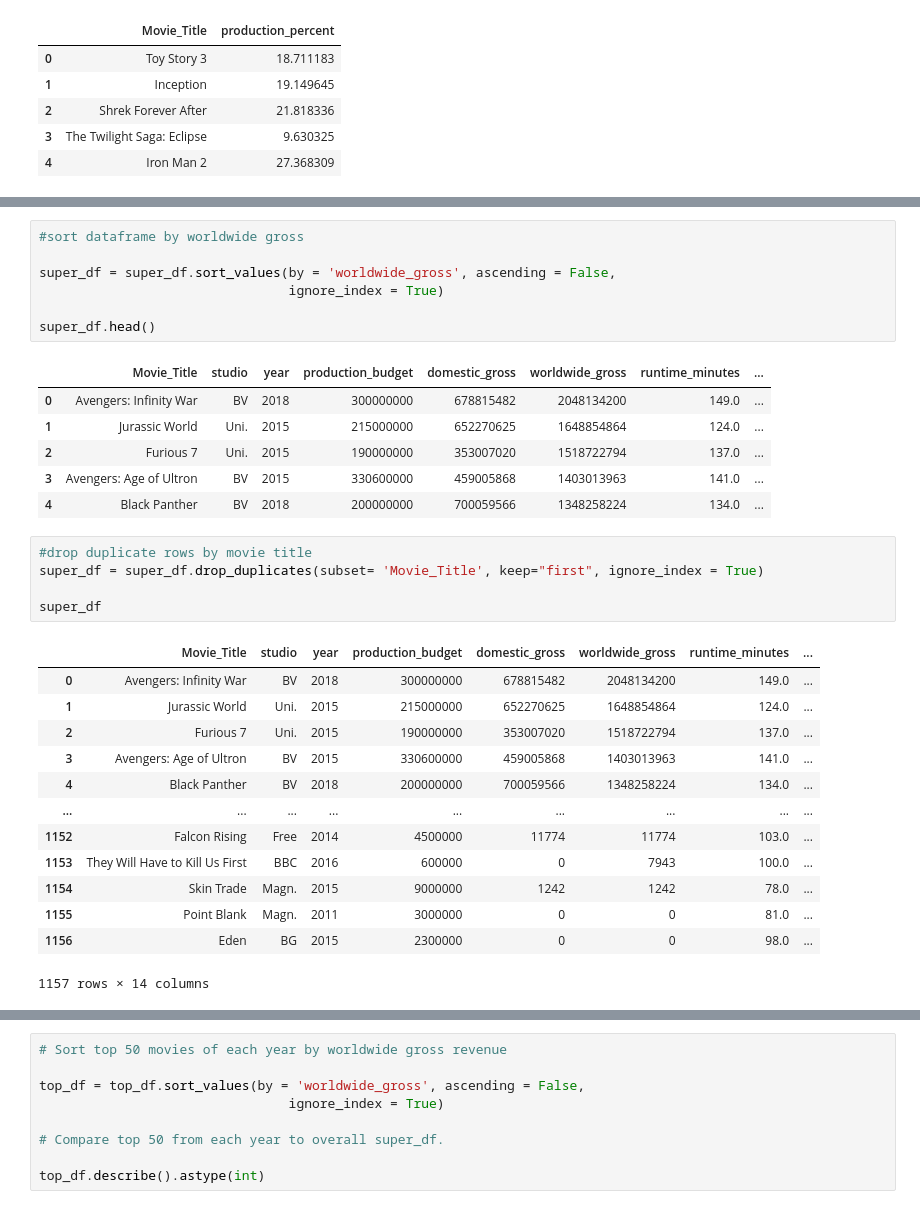
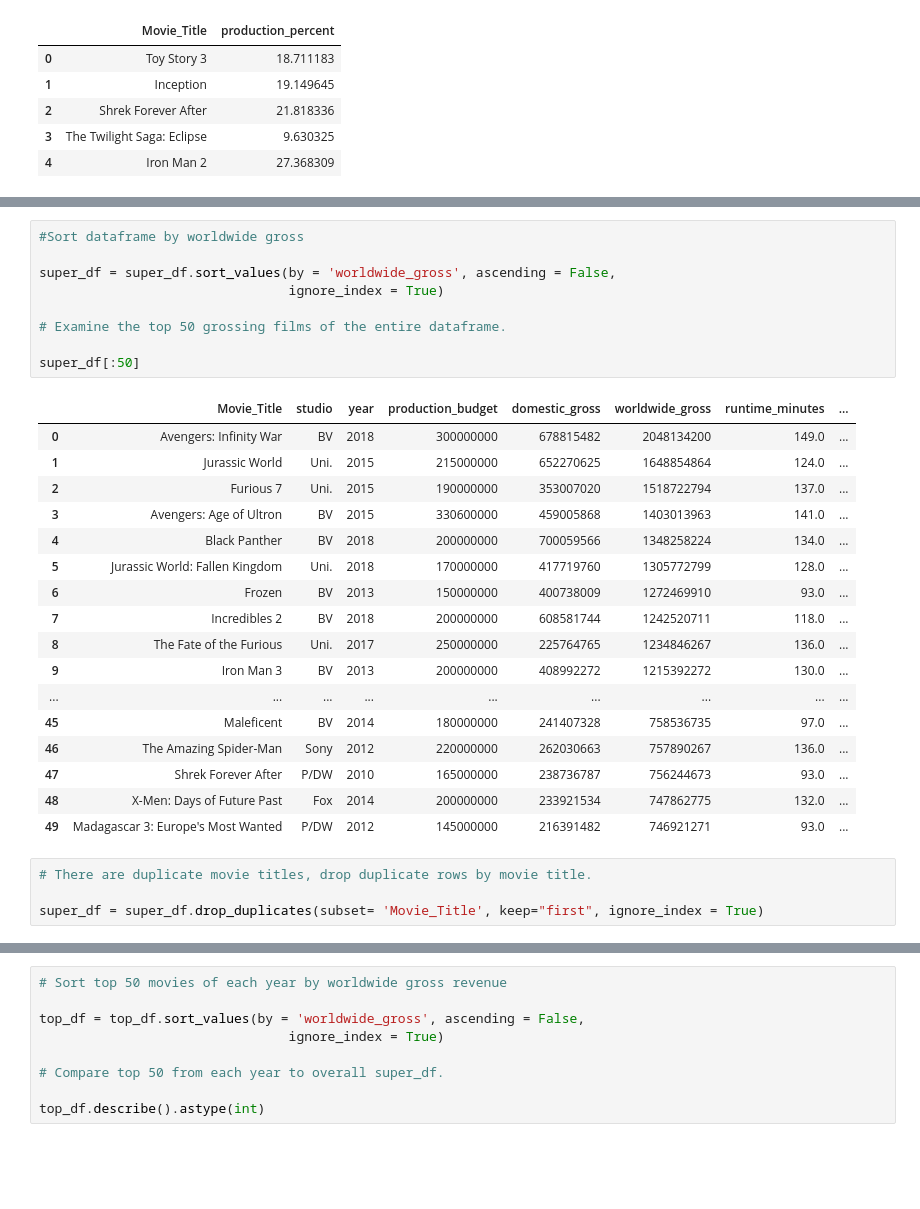
Before and after one commit to JM-Hansen/dsc-phase-1-project-v2-4, a Jupyter notebook: Microsoft_Movie_Analysis.ipynb, the cells around one changed output, grey strips where cells are left out. Saved outputs shown, nothing was run; the diff lists cells and outputs as text; blank space fills up the shorter version.

```diff
--- a/Microsoft_Movie_Analysis.ipynb
+++ b/Microsoft_Movie_Analysis.ipynb
@@ -721,34 +743,32 @@ super_df[['Movie_Title', 'production_percent']].head()
 # %%
-#sort dataframe by worldwide gross
+#Sort dataframe by worldwide gross
 
 super_df = super_df.sort_values(by = 'worldwide_gross', ascending = False,
                                 ignore_index = True)
 
-super_df.head()
+# Examine the top 50 grossing films of the entire dataframe.
+
+super_df[:50]
 # %% [output]
 |  | Movie_Title | studio | year | production_budget | domestic_gross | worldwide_gross | runtime_minutes | ... |
 | 0 | Avengers: Infinity War | BV | 2018 | 300000000 | 678815482 | 2048134200 | 149.0 | ... |
 | 1 | Jurassic World | Uni. | 2015 | 215000000 | 652270625 | 1648854864 | 124.0 | ... |
 | 2 | Furious 7 | Uni. | 2015 | 190000000 | 353007020 | 1518722794 | 137.0 | ... |
 | 3 | Avengers: Age of Ultron | BV | 2015 | 330600000 | 459005868 | 1403013963 | 141.0 | ... |
 | 4 | Black Panther | BV | 2018 | 200000000 | 700059566 | 1348258224 | 134.0 | ... |
+| 5 | Jurassic World: Fallen Kingdom | Uni. | 2018 | 170000000 | 417719760 | 1305772799 | 128.0 | ... |
+| 6 | Frozen | BV | 2013 | 150000000 | 400738009 | 1272469910 | 93.0 | ... |
+| 7 | Incredibles 2 | BV | 2018 | 200000000 | 608581744 | 1242520711 | 118.0 | ... |
+| 8 | The Fate of the Furious | Uni. | 2017 | 250000000 | 225764765 | 1234846267 | 136.0 | ... |
+| 9 | Iron Man 3 | BV | 2013 | 200000000 | 408992272 | 1215392272 | 130.0 | ... |
+| ... | ... | ... | ... | ... | ... | ... | ... | ... |
+| 45 | Maleficent | BV | 2014 | 180000000 | 241407328 | 758536735 | 97.0 | ... |
+| 46 | The Amazing Spider-Man | Sony | 2012 | 220000000 | 262030663 | 757890267 | 136.0 | ... |
+| 47 | Shrek Forever After | P/DW | 2010 | 165000000 | 238736787 | 756244673 | 93.0 | ... |
+| 48 | X-Men: Days of Future Past | Fox | 2014 | 200000000 | 233921534 | 747862775 | 132.0 | ... |
+| 49 | Madagascar 3: Europe's Most Wanted | P/DW | 2012 | 145000000 | 216391482 | 746921271 | 93.0 | ... |
 # %%
-#drop duplicate rows by movie title
+# There are duplicate movie titles, drop duplicate rows by movie title.
+
 super_df = super_df.drop_duplicates(subset= 'Movie_Title', keep="first", ignore_index = True)
-
-super_df
-# %% [output]
-|  | Movie_Title | studio | year | production_budget | domestic_gross | worldwide_gross | runtime_minutes | ... |
-| 0 | Avengers: Infinity War | BV | 2018 | 300000000 | 678815482 | 2048134200 | 149.0 | ... |
-| 1 | Jurassic World | Uni. | 2015 | 215000000 | 652270625 | 1648854864 | 124.0 | ... |
-| 2 | Furious 7 | Uni. | 2015 | 190000000 | 353007020 | 1518722794 | 137.0 | ... |
-| 3 | Avengers: Age of Ultron | BV | 2015 | 330600000 | 459005868 | 1403013963 | 141.0 | ... |
-| 4 | Black Panther | BV | 2018 | 200000000 | 700059566 | 1348258224 | 134.0 | ... |
-| ... | ... | ... | ... | ... | ... | ... | ... | ... |
-| 1152 | Falcon Rising | Free | 2014 | 4500000 | 11774 | 11774 | 103.0 | ... |
-| 1153 | They Will Have to Kill Us First | BBC | 2016 | 600000 | 0 | 7943 | 100.0 | ... |
-| 1154 | Skin Trade | Magn. | 2015 | 9000000 | 1242 | 1242 | 78.0 | ... |
-| 1155 | Point Blank | Magn. | 2011 | 3000000 | 0 | 0 | 81.0 | ... |
-| 1156 | Eden | BG | 2015 | 2300000 | 0 | 0 | 98.0 | ... |
-1157 rows × 14 columns
 # %%
```
Also changed, not shown: parts of 59 cells of this notebook.
